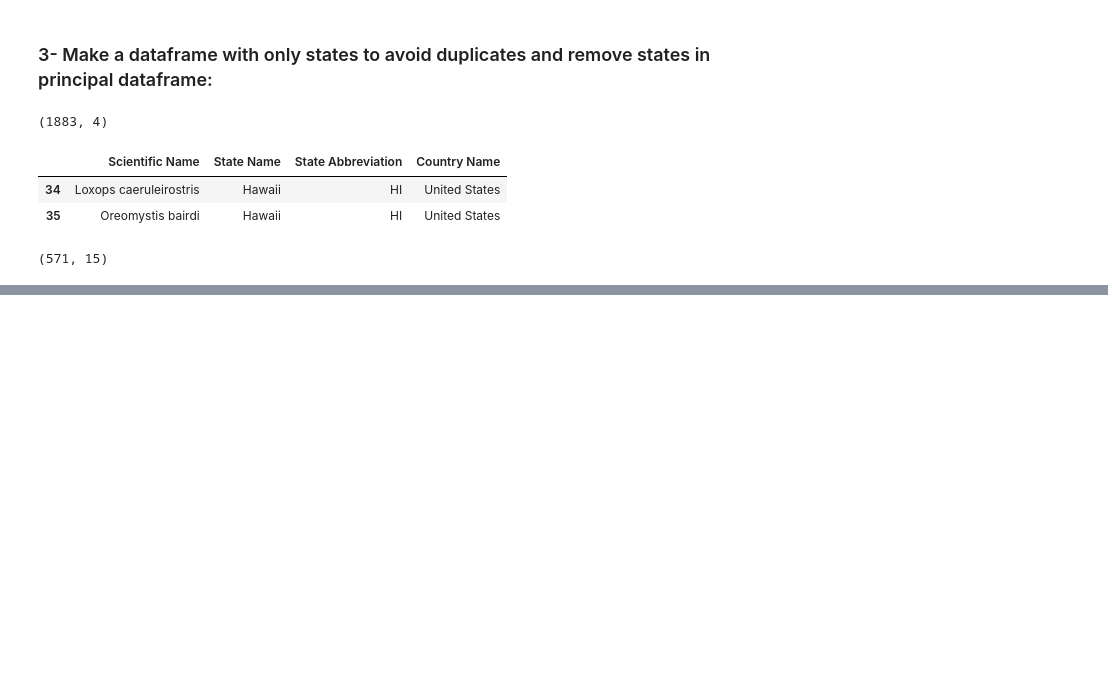
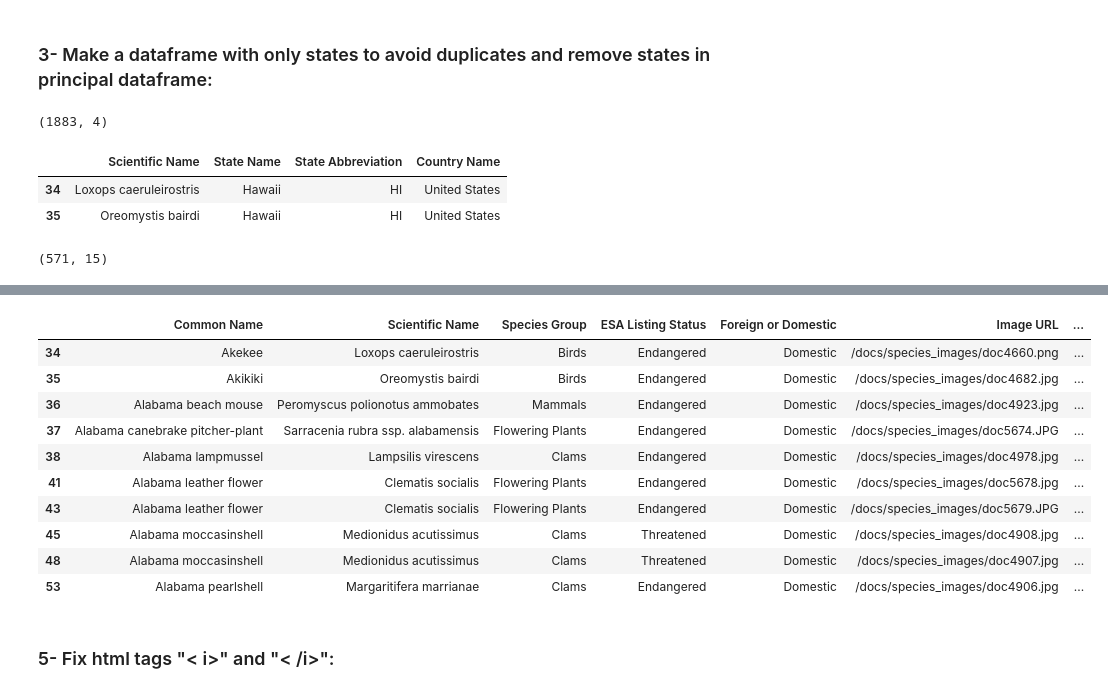
Before and after one commit to AmyLG/midstone-extinction, a Jupyter notebook: notebook/Midstone_cleaning_01.ipynb, the cells around one changed output, grey strips where cells are left out. Saved outputs shown, nothing was run; the diff lists cells and outputs as text; code cells hidden in the pictures; blank space fills up the shorter version.

```diff
--- a/notebook/Midstone_cleaning_01.ipynb
+++ b/notebook/Midstone_cleaning_01.ipynb
@@ -196,0 +217,24 @@ ecos_end_species_us_ca.head(2)
+# %%
+### Fix NaN values in columns with NaN in it with "No info available"
+ecos_end_species_us_ca['Food Habits'] = ecos_end_species_us_ca['Food Habits'].fillna("No information available")
+ecos_end_species_us_ca['Habitat Requirements'] = ecos_end_species_us_ca['Habitat Requirements'].fillna("No information available")
+ecos_end_species_us_ca['Movement / Home Range'] = ecos_end_species_us_ca['Movement / Home Range'].fillna("No information available")
+ecos_end_species_us_ca['Threat Comments'] = ecos_end_species_us_ca['Threat Comments'].fillna("No information available")
+ecos_end_species_us_ca['Reproductive Strategy'] = ecos_end_species_us_ca['Reproductive Strategy'].fillna("No information available")
+ecos_end_species_us_ca['Species Description'] = ecos_end_species_us_ca['Species Description'].fillna("No information available")
+# %%
+ecos_end_species_us_ca.head(10)
+# %% [output]
+|  | Common Name | Scientific Name | Species Group | ESA Listing Status | Foreign or Domestic | Image URL | ... |
+| 34 | Akekee | Loxops caeruleirostris | Birds | Endangered | Domestic | /docs/species_images/doc4660.png | ... |
+| 35 | Akikiki | Oreomystis bairdi | Birds | Endangered | Domestic | /docs/species_images/doc4682.jpg | ... |
+| 36 | Alabama beach mouse | Peromyscus polionotus ammobates | Mammals | Endangered | Domestic | /docs/species_images/doc4923.jpg | ... |
+| 37 | Alabama canebrake pitcher-plant | Sarracenia rubra ssp. alabamensis | Flowering Plants | Endangered | Domestic | /docs/species_images/doc5674.JPG | ... |
+| 38 | Alabama lampmussel | Lampsilis virescens | Clams | Endangered | Domestic | /docs/species_images/doc4978.jpg | ... |
+| 41 | Alabama leather flower | Clematis socialis | Flowering Plants | Endangered | Domestic | /docs/species_images/doc5678.jpg | ... |
+| 43 | Alabama leather flower | Clematis socialis | Flowering Plants | Endangered | Domestic | /docs/species_images/doc5679.JPG | ... |
+| 45 | Alabama moccasinshell | Medionidus acutissimus | Clams | Threatened | Domestic | /docs/species_images/doc4908.jpg | ... |
+| 48 | Alabama moccasinshell | Medionidus acutissimus | Clams | Threatened | Domestic | /docs/species_images/doc4907.jpg | ... |
+| 53 | Alabama pearlshell | Margaritifera marrianae | Clams | Endangered | Domestic | /docs/species_images/doc4906.jpg | ... |
+# %% [markdown]
+### 5- Fix html tags "< i>" and "< /i>":
```
Also changed, not shown: parts of 17 cells of this notebook, 2 other files.
